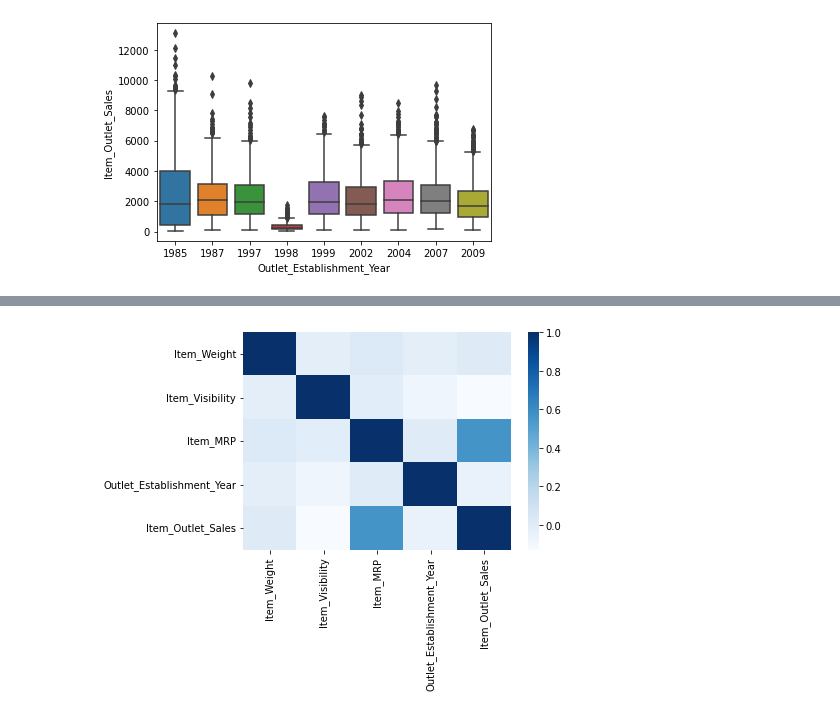
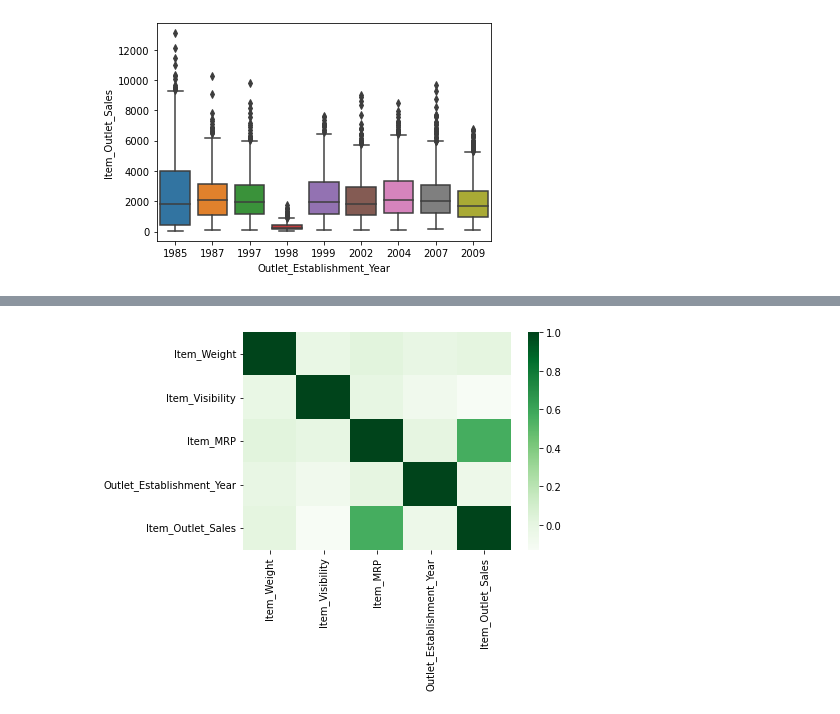
Before and after one commit to rajasreekalli/sales_predicions, a Jupyter notebook: Sales>pediction.4.ipynb, the cells around one changed output, grey strips where cells are left out. Drawn from its saved outputs; the diff is of its cells as text; code cells hidden in the pictures.

```diff
--- a/Sales>pediction.4.ipynb
+++ b/Sales>pediction.4.ipynb
@@ -62,6 +166,6 @@ df.corr()
 | Item_Outlet_Sales | 0.014123 | -0.128625 | 0.567574 | -0.049135 | 1.000000 |
 # %%
 corr = df.corr()
-sns.heatmap(corr, cmap='Blues');
+sns.heatmap(corr, cmap='Greens');
 # %% [output]
-[figure, old version]
+[figure, new version]
```
Also changed, not shown: parts of 19 cells of this notebook.
